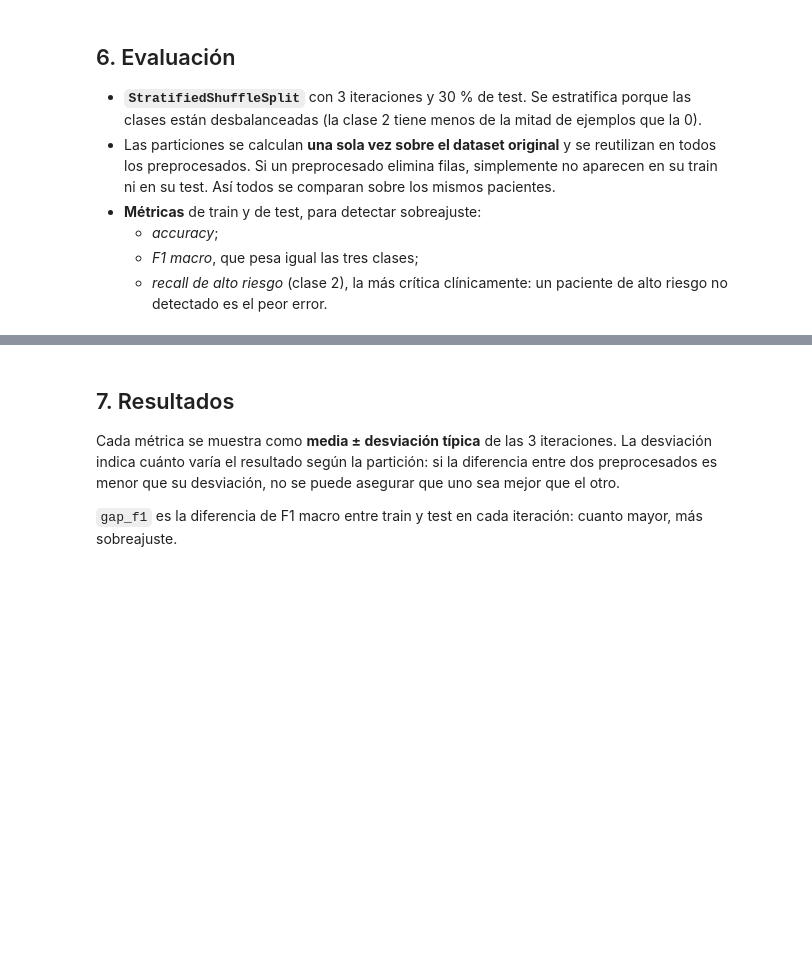
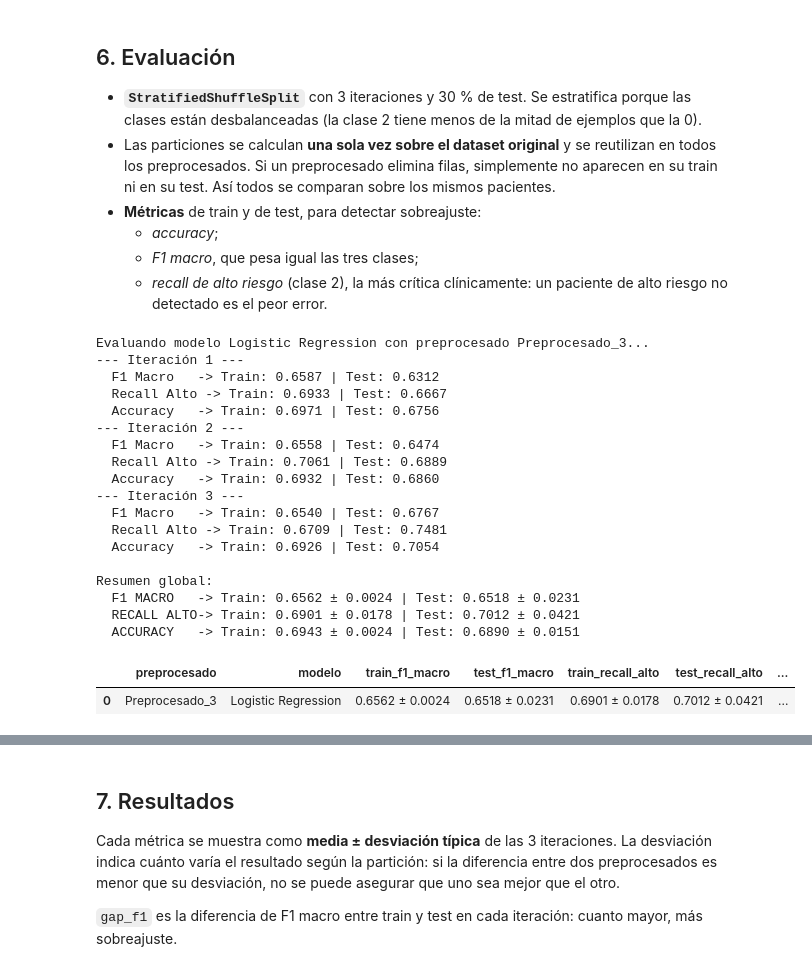
Before and after one commit to madalenointhemorning/MachineLearningUMU, a Jupyter notebook: notebooks/02_preprocesamiento.ipynb, the cells around one changed output, grey strips where cells are left out. Drawn from its saved outputs; the diff is of its cells as text; code cells hidden in the pictures; blank space fills up the shorter version.

```diff
--- a/notebooks/02_preprocesamiento.ipynb
+++ b/notebooks/02_preprocesamiento.ipynb
@@ -76,8 +78,12 @@ GLUCOSA_DIABETES = 126     # mg/dL en ayunas (criterio diagnóstico de diabetes)
 
 # --- Variables categóricas ---
 NOMINALES = ["tipo_alimentacion", "antecedentes_familiares_tipo"]
-ORDINAL = "nivel_actividad"
+ORDINAL = ["nivel_actividad"]
 ORDEN_ACTIVIDAD = ["Sedentario", "Ligeramente activo", "Moderadamente activo", "Muy activo"]
+# --- Variables booleanas ---
+BOOLEANOS = ['fumador_actual', 'hipertension_previa', 'diabetes_mellitus', 'tratamiento_estatinas', 'uso_antihipertensivos']
+# --- Variables numéricas ---
+NUMERICAS = ['edad', 'presion_sistolica', 'presion_diastolica', 'colesterol_total',  'colesterol_hdl', 'colesterol_ldl', 'trigliceridos', 'glucosa_ayunas', 'indice_masa_corporal', 'frecuencia_cardiaca_reposo', 'horas_sueno_diarias', 'consumo_alcohol_semanal', 'anos_fumador', 'proteina_c_reactiva', 'acido_urico', 'clearance_creatinina', 'frecuencia_ejercicio_semanal', 'perimetro_cintura', 'hemoglobina_glicosilada']
 # %% [markdown]
 ## 2. Carga del dataset
 
@@ -480,3 +507,43 @@ def evaluar(nombre, datos, verbose=False):
+# %%
+X = DATOS["P3_pcr"].drop(columns=[TARGET])
+y = DATOS["P3_pcr"][TARGET].astype(int)
+
+NUMERICAS = NUMERICAS.remove('colesterol_total') if 'colesterol_total' in NUMERICAS else NUMERICAS  # Ya no existe en P3_pcr (TEMPORAL)
+
+param_grid_lr = {
+    'modelo__C': [0.01, 0.1, 1.0, 10.0],
+    'modelo__solver': ['lbfgs']
+}
+
+pipeline_imputacionMediana_escaladoEstandar_lr = construir_pipeline_evaluacion(
+    pipeline_imputacionMediana_escaladoEstandar,
+    LogisticRegression(max_iter=1000, random_state=SEED),
+    param_grid_lr
+)
+res_lr = evaluar(pipeline_imputacionMediana_escaladoEstandar_lr, X, y, "Logistic Regression", "Preprocesado_3", True)
+
+res_lr
+# %% [output]
+Evaluando modelo Logistic Regression con preprocesado Preprocesado_3...
+--- Iteración 1 ---
+  F1 Macro   -> Train: 0.6587 | Test: 0.6312
+  Recall Alto -> Train: 0.6933 | Test: 0.6667
+  Accuracy   -> Train: 0.6971 | Test: 0.6756
+--- Iteración 2 ---
+  F1 Macro   -> Train: 0.6558 | Test: 0.6474
+  Recall Alto -> Train: 0.7061 | Test: 0.6889
+  Accuracy   -> Train: 0.6932 | Test: 0.6860
+--- Iteración 3 ---
+  F1 Macro   -> Train: 0.6540 | Test: 0.6767
+  Recall Alto -> Train: 0.6709 | Test: 0.7481
+  Accuracy   -> Train: 0.6926 | Test: 0.7054
+
+Resumen global:
+  F1 MACRO   -> Train: 0.6562 ± 0.0024 | Test: 0.6518 ± 0.0231
+  RECALL ALTO-> Train: 0.6901 ± 0.0178 | Test: 0.7012 ± 0.0421
+  ACCURACY   -> Train: 0.6943 ± 0.0024 | Test: 0.6890 ± 0.0151
+|  | preprocesado | modelo | train_f1_macro | test_f1_macro | train_recall_alto | test_recall_alto | ... |
+| 0 | Preprocesado_3 | Logistic Regression | 0.6562 ± 0.0024 | 0.6518 ± 0.0231 | 0.6901 ± 0.0178 | 0.7012 ± 0.0421 | ... |
 # %%
 resultados = pd.concat([evaluar(nombre, datos, verbose=True) for nombre, datos in DATOS.items()],
                        ignore_index=True)
```
Also changed, not shown: parts of 9 cells of this notebook, 2 other files.
